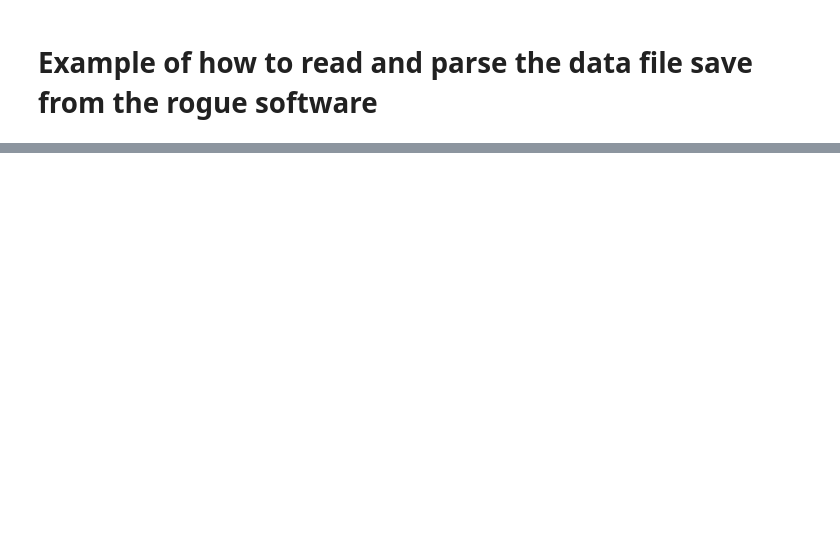
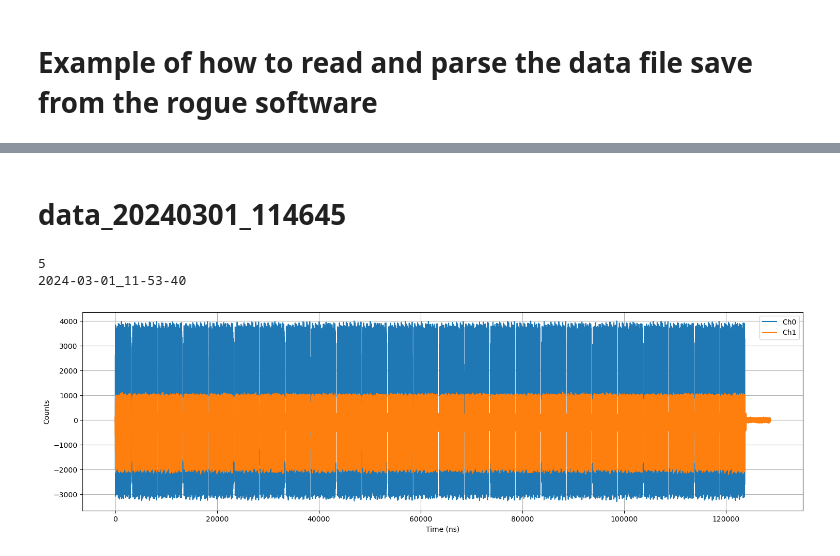
Before and after one commit to slaclab/kek-bpm-rfsoc-dev, a Jupyter notebook: software/notebooks/datfileAnalysis_from20240229.ipynb, the cells around one changed output, grey strips where cells are left out. Cells and saved outputs as stored; diff of their text form; code cells hidden in the pictures; blank space fills up the shorter version.

```diff
--- a/software/notebooks/datfileAnalysis_from20240229.ipynb
+++ b/software/notebooks/datfileAnalysis_from20240229.ipynb
@@ -189,0 +236,25 @@ The number of bunch : 1449
+# %% [markdown]
+# data_20240301_114645
+# %%
+ampFault, recordtime=datfile("data_20240301_114645.dat")
+print(len(recordtime))
+eventnum=0
+size = len(ampFault[0][eventnum])
+
+print(recordtime[eventnum])
+timeBin = 1.0/(0.509*8.0) # Unit of ns for 4.072 GSPS
+timeSteps = np.linspace(0, timeBin*(size-1), num=size)
+
+# Plot the Waveform Full Scale
+plt.figure(figsize=(18,5))
+plt.plot(timeSteps,ampFault[0][eventnum],label="Ch0")
+plt.plot(timeSteps,ampFault[1][eventnum],label="Ch1")
+plt.xlabel("Time (ns)")
+plt.ylabel("Counts")
+#plt.xlim(3000,5000)
+plt.legend()
+plt.grid()
+# %% [output]
+5
+2024-03-01_11-53-40
+[figure, added]
```
Also changed, not shown: parts of 20 cells of this notebook, 7 other files.
